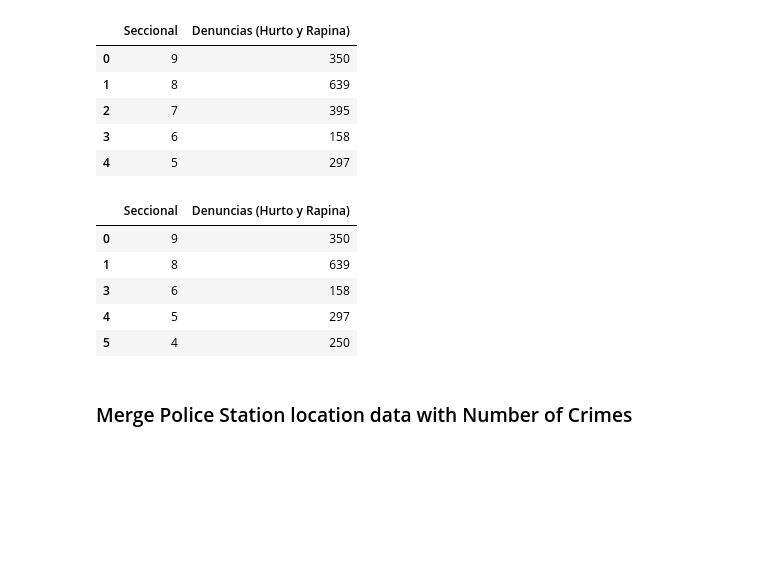
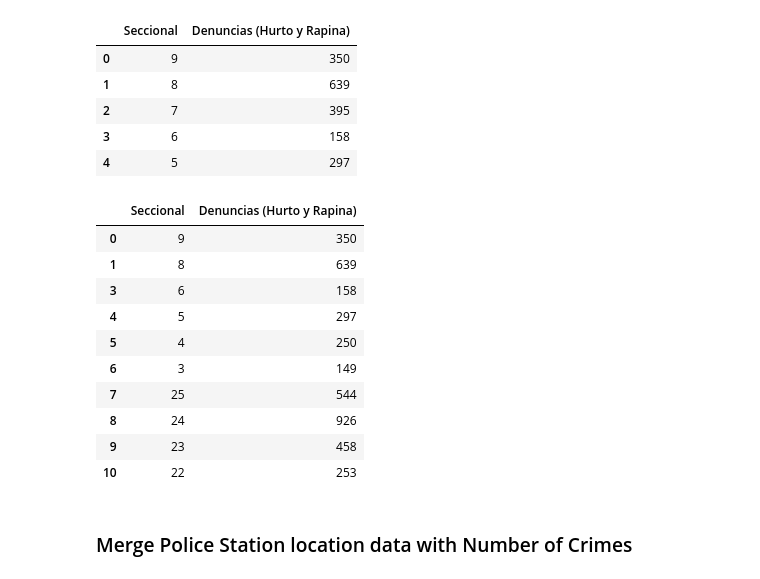
Before and after one commit to Puma1387/Coursera_Capstone, a Jupyter notebook: Final_project.ipynb, the cells around one changed output. Drawn from its saved outputs; the diff is of its cells as text; code cells hidden in the pictures; blank space fills up the shorter version.

```diff
--- a/Final_project.ipynb
+++ b/Final_project.ipynb
@@ -256,14 +270,19 @@ df_denuncias = df_denuncias.drop(axis=0, index=2) #drop empty row
 # %%
 df_denuncias['Seccional'] = df_denuncias['Seccional'].astype(int)
 # %%
-df_denuncias.head()
+df_denuncias.head(10)
 # %% [output]
 |  | Seccional | Denuncias (Hurto y Rapina) |
 | 0 | 9 | 350 |
 | 1 | 8 | 639 |
 | 3 | 6 | 158 |
 | 4 | 5 | 297 |
 | 5 | 4 | 250 |
+| 6 | 3 | 149 |
+| 7 | 25 | 544 |
+| 8 | 24 | 926 |
+| 9 | 23 | 458 |
+| 10 | 22 | 253 |
 # %% [markdown]
 ### Merge Police Station location data with Number of Crimes
 # %%
```
Also changed, not shown: parts of 5 cells of this notebook.
